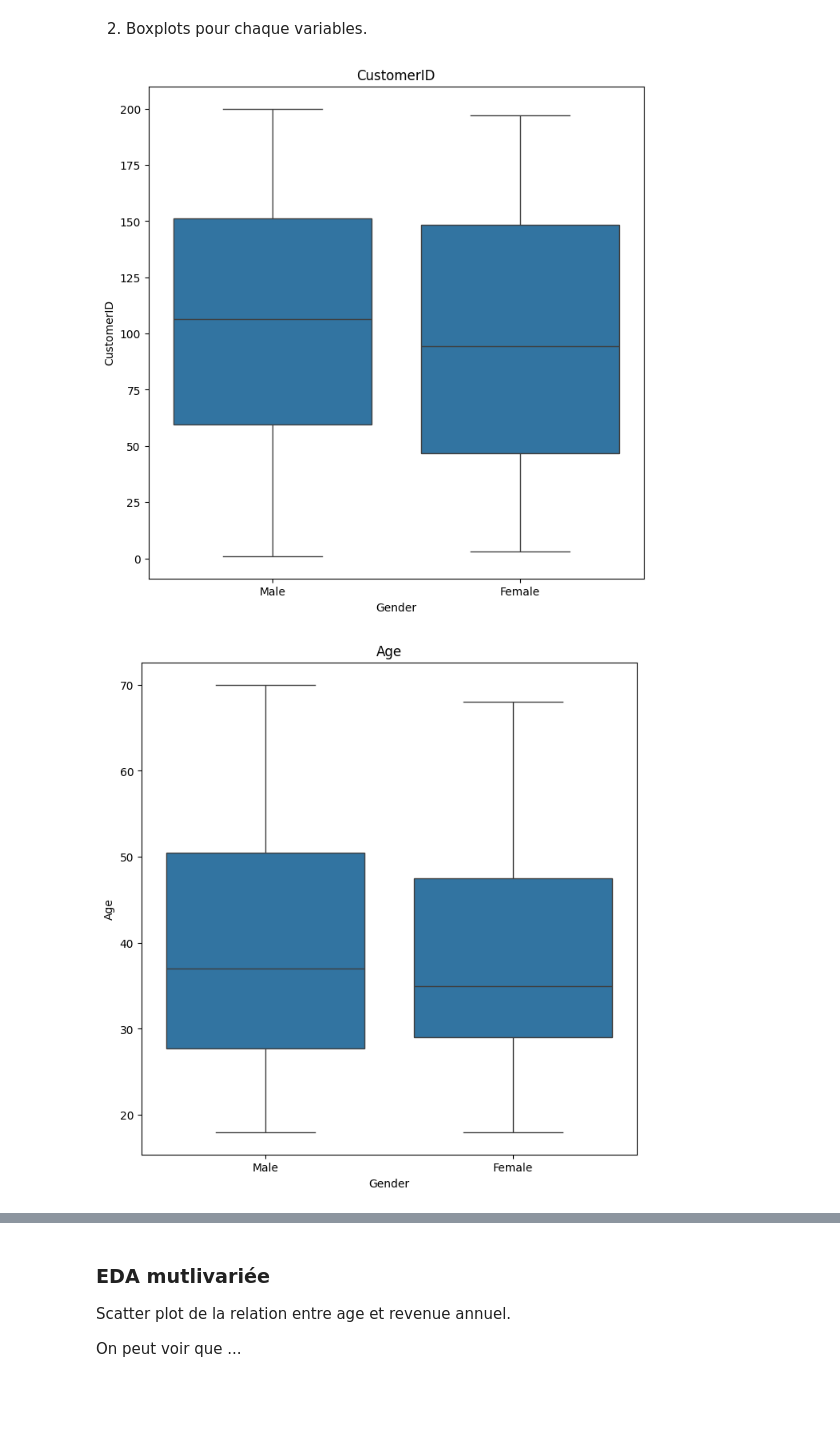
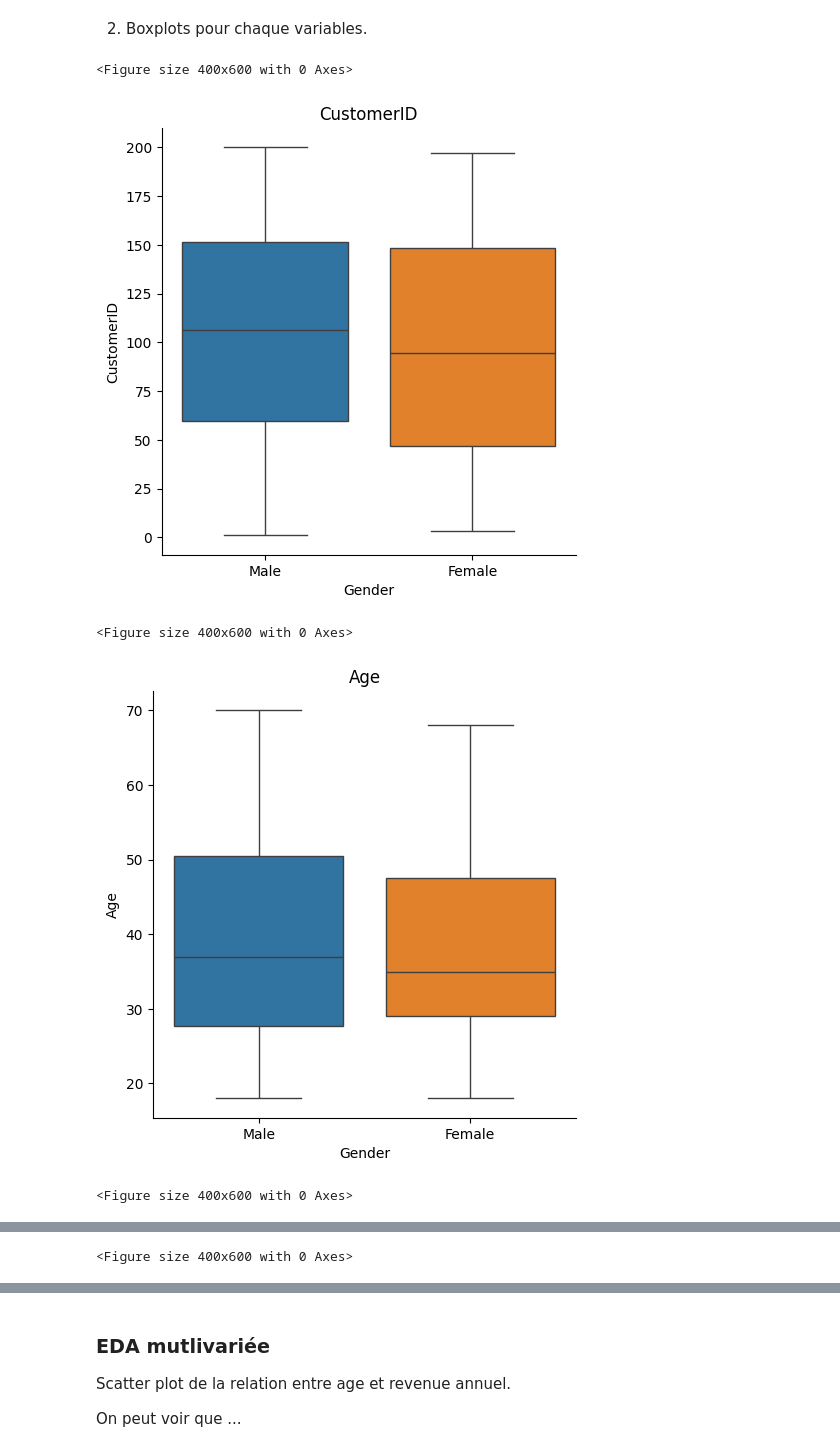
Before and after one commit to mahefatsiresy/ispm-ml-m2-2025, a Jupyter notebook: tp1-partie-a.ipynb, the cells around one changed output, grey strips where cells are left out. Drawn from its saved outputs; the diff is of its cells as text; code cells hidden in the pictures; blank space fills up the shorter version.

```diff
--- a/tp1-partie-a.ipynb
+++ b/tp1-partie-a.ipynb
@@ -66,11 +75,5 @@ C'est le processus d'analyse et de visualisation d'un ensemble de données afin
 
 Histogrammes et boxplots de chaque variable.
 # %%
-cols = df.columns
-
-for col in cols:
-    plt.figure(figsize=(8,8))
-    sns.histplot(data=df, x=col)
-    plt.title(col)
-    plt.show()
+df.hist(figsize=(10, 10))
 # %% [output]
@@ -82,12 +85,15 @@ for col in cols:
 # %% [markdown]
 2. Boxplots pour chaque variables.
 # %%
-for col in cols:
+for col in df.columns:
     if (col != 'Gender'):
-        plt.figure(figsize=(8,8))
-        sns.boxplot(data=df, y=col, x='Gender')
+        plt.figure(figsize=(4,6))
+        sns.catplot(data=df, y=col, x='Gender', hue="Gender", kind="box")
         plt.title(col)
         plt.show()
 # %% [output]
+<Figure size 400x600 with 0 Axes>
-[figure, old version]
+[figure, new version]
+<Figure size 400x600 with 0 Axes>
-[figure, old version]
+[figure, new version]
+<Figure size 400x600 with 0 Axes>
@@ -94,0 +101 @@ for col in cols:
+<Figure size 400x600 with 0 Axes>
```
Also changed, not shown: parts of 30 cells of this notebook.
